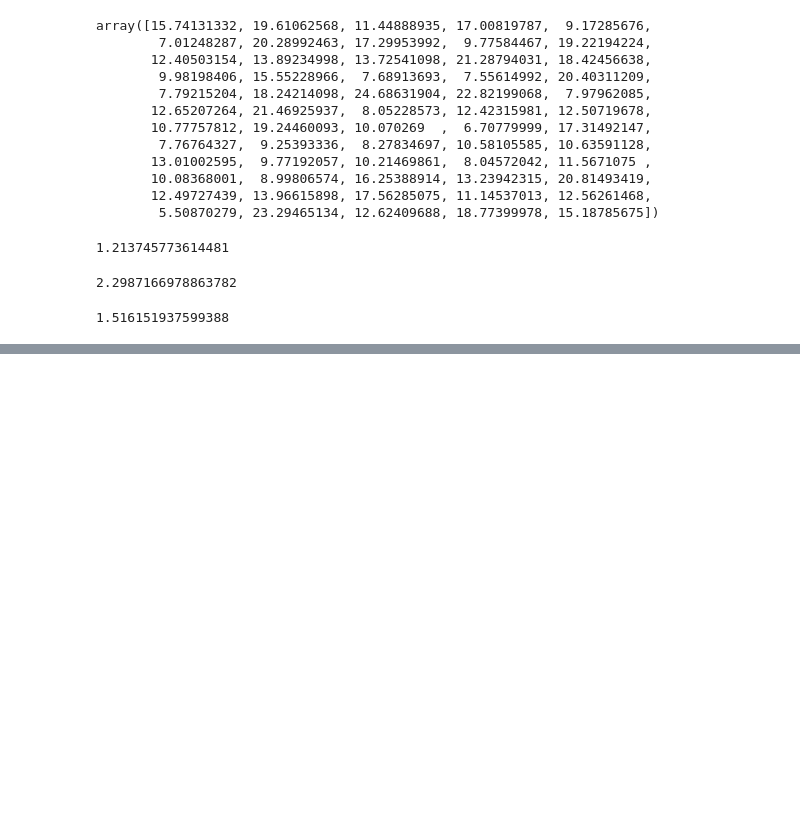
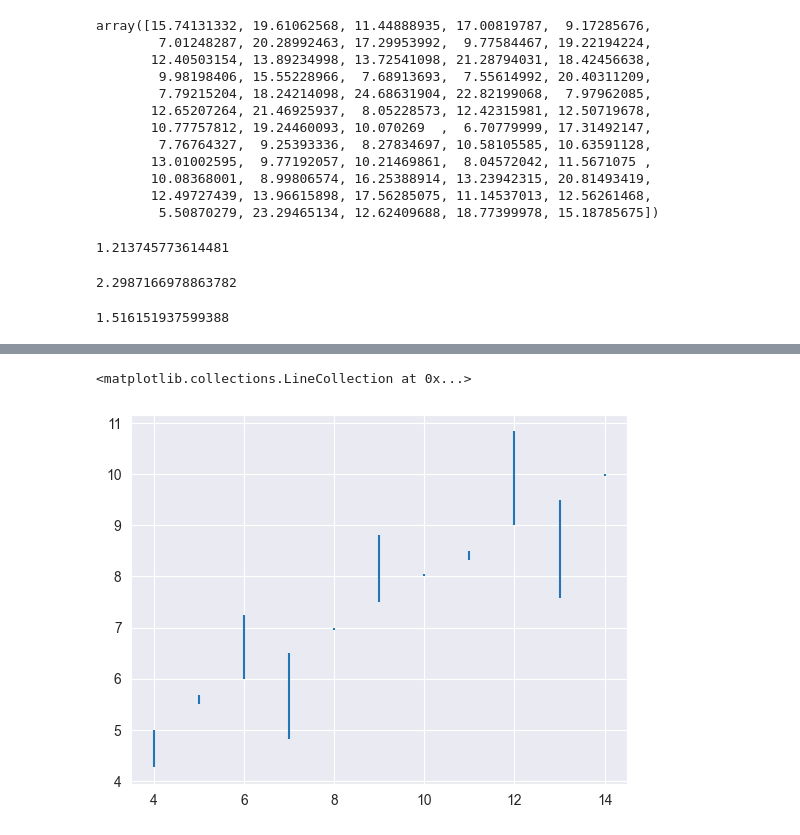
Before and after one commit to ZygimantasB/data_science_ml_learning, a Jupyter notebook: Section 10 Linear Regression/Remember 1/01-Linear-Regression-with-Scitkit-Learn.ipynb, the cells around one changed output, grey strips where cells are left out. Cells and saved outputs as stored; diff of their text form; code cells hidden in the pictures; blank space fills up the shorter version.

```diff
--- a/Section 10 Linear Regression/Remember 1/01-Linear-Regression-with-Scitkit-Learn.ipynb
+++ b/Section 10 Linear Regression/Remember 1/01-Linear-Regression-with-Scitkit-Learn.ipynb
@@ -94,0 +109,5 @@ RMSE
+# %%
+plt.vlines(quartet['x'], quartet['y'], quartet['y'] - quartet['residuals'])
+# %% [output]
+<matplotlib.collections.LineCollection at 0x...>
+[figure, added]
```
Also changed, not shown: parts of 46 cells of this notebook.
